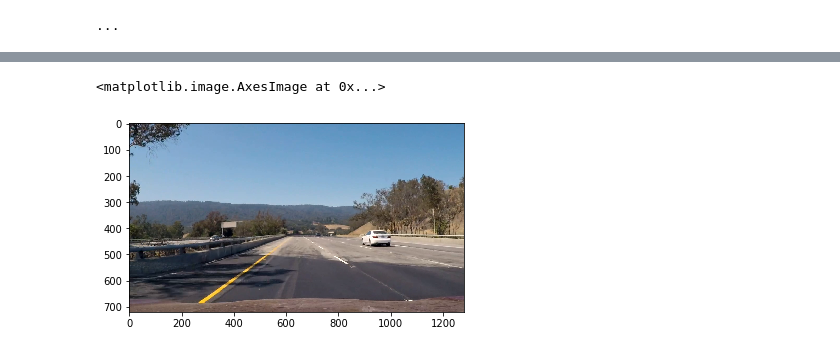
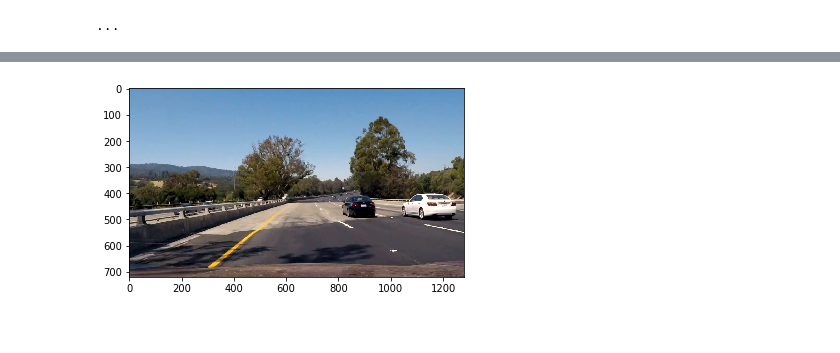
Before and after one commit to PedroHRPBS/CarND-Vehicle-Detection, a Jupyter notebook: Vehicle-Detection-project.ipynb, the cells around one changed output, grey strips where cells are left out. Cells and saved outputs as stored; diff of their text form; code cells hidden in the pictures.

```diff
--- a/Vehicle-Detection-project.ipynb
+++ b/Vehicle-Detection-project.ipynb
@@ -704,8 +723,9 @@ plt.imshow(white_clip.get_frame(0.8))
-# %%
-plt.imshow(clip1.get_frame(0.8))
-# %% [output]
-<matplotlib.image.AxesImage at 0x...>
-[figure, removed]
+# %%
+plt.imshow(clip1.get_frame(1.25))
+
+mpimg.imsave('test_images/bug.jpg', clip1.get_frame(1.25))
+# %% [output]
+[figure, added]
 # %%
 for i in range(0, 20):
     imagem = clip1.get_frame(i/10)
```
Also changed, not shown: parts of 20 cells of this notebook.
